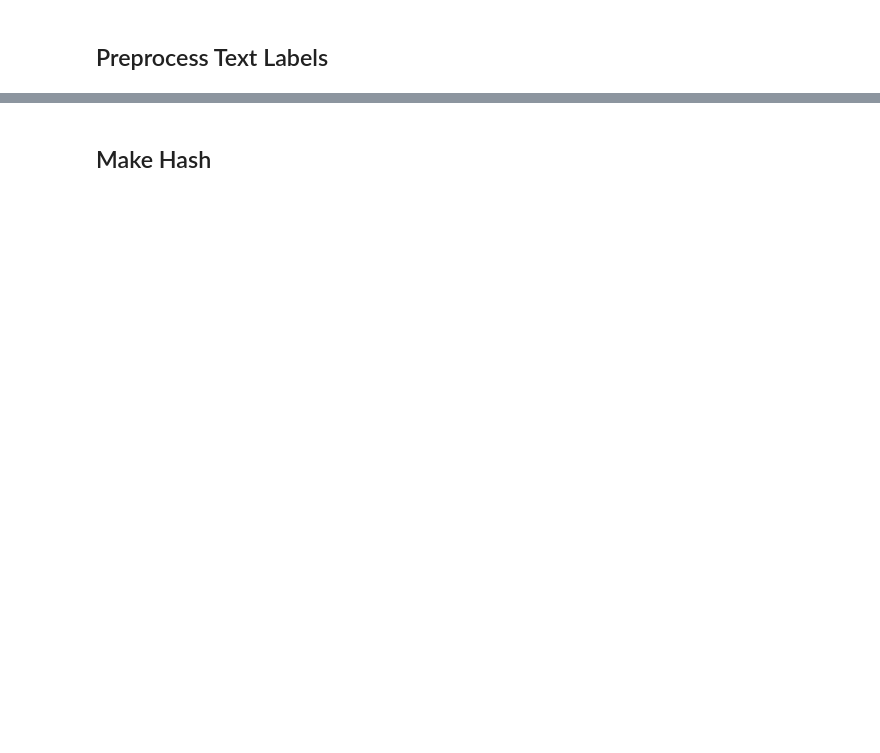
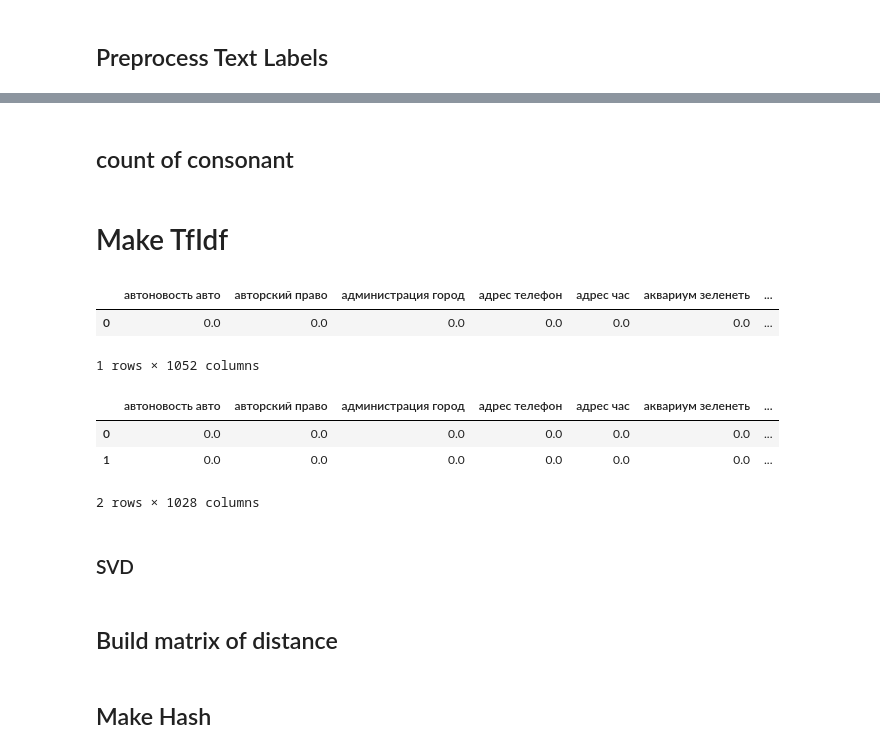
Before and after one commit to Bukhteev/Sphera_Project, a Jupyter notebook: Kirill/text_analiz.ipynb, the cells around one changed output, grey strips where cells are left out. Saved outputs shown, nothing was run; the diff lists cells and outputs as text; code cells hidden in the pictures; blank space fills up the shorter version.

```diff
--- a/Kirill/text_analiz.ipynb
+++ b/Kirill/text_analiz.ipynb
@@ -53,0 +88,14 @@ title = pd.read_csv('nem_title.csv')
+# %%
+vowels = []
+vowel = ['а', 'о', 'и', 'е', 'ё', 'э', 'ы', 'у', 'ю', 'я']
+for i in data.title:
+    vowels.append(sum(letter in vowel for letter in i))
+data['vowels'] = vowels
+# %% [markdown]
+## count of consonant
+# %%
+consonants = []
+consonant = ['б', 'в', 'г', 'д', 'ж', 'з', 'й', 'к', 'л', 'м', 'н', 'п', 'р','с', 'т', 'ф', 'х', 'ц', 'ч', 'ш', 'щ']
+for i in data.title:
+    consonants.append(sum(letter in consonant for letter in i))
+data['consonants'] = consonants
@@ -53,0 +104,33 @@ title = pd.read_csv('nem_title.csv')
+# %% [markdown]
+# Make TfIdf
+# %%
+
+vectorizer = TfidfVectorizer(max_features=2**10,
+                             dtype = 'float32',
+                        use_idf=True,
+                        ngram_range=(2,2), # considering only 1-grams
+)
+
+
+tf_idf_text = vectorizer.fit_transform(data.information)
+# %%
+data_tf_idf[:1]
+# %% [output]
+|  | автоновость авто | авторский право | администрация город | адрес телефон | адрес час | аквариум зеленеть | ... |
+| 0 | 0.0 | 0.0 | 0.0 | 0.0 | 0.0 | 0.0 | ... |
+1 rows × 1052 columns
+# %%
+data_tf_idf = pd.DataFrame(tf_idf_text.toarray(), columns = vectorizer.get_feature_names())
+data_tf_idf['doc_id'] = data.doc_id
+data_tf_idf['pair_id'] = data.pair_id
+data_tf_idf['group_id'] = data.group_id
+data_tf_idf['is_train'] = data.is_train
+# %%
+data_tf_idf[:2]
+# %% [output]
+|  | автоновость авто | авторский право | администрация город | адрес телефон | адрес час | аквариум зеленеть | ... |
+| 0 | 0.0 | 0.0 | 0.0 | 0.0 | 0.0 | 0.0 | ... |
+| 1 | 0.0 | 0.0 | 0.0 | 0.0 | 0.0 | 0.0 | ... |
+2 rows × 1028 columns
+# %% [markdown]
+### SVD
@@ -53,0 +148,2 @@ title = pd.read_csv('nem_title.csv')
+# %% [markdown]
+## Build matrix of distance
```
Also changed, not shown: parts of 80 cells of this notebook, 1 other file.
